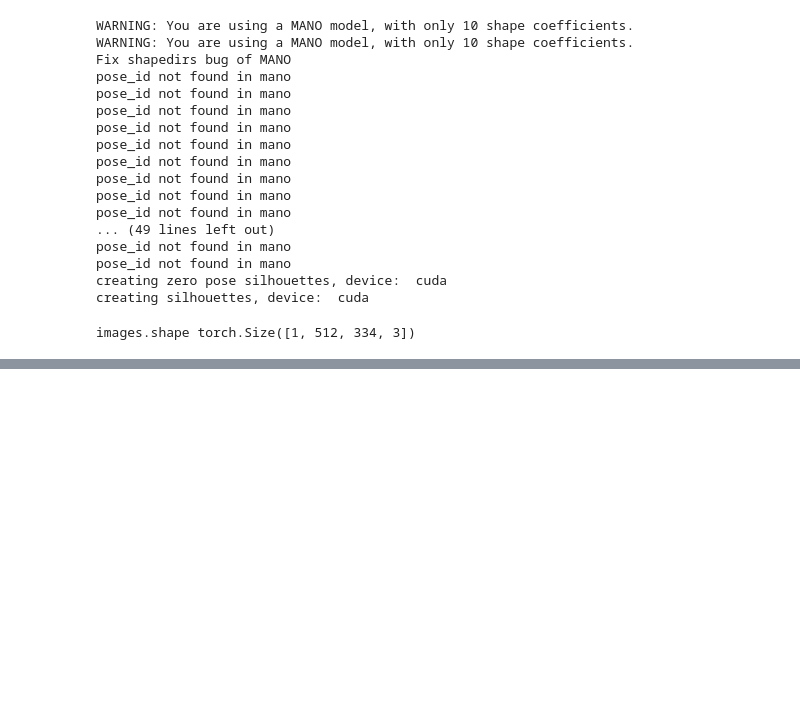
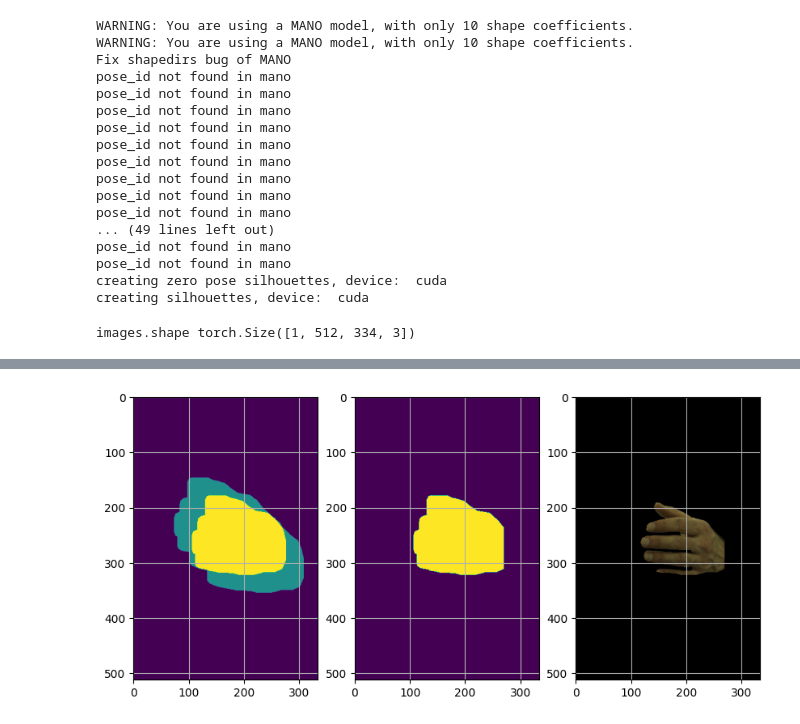
Before and after one commit to AlekseiZhuravlev/ml-neuman, a Jupyter notebook: pytorch3d_nerf/notebooks/lpips_patches.ipynb, the cells around one changed output, grey strips where cells are left out. Cells and saved outputs as stored; diff of their text form; code cells hidden in the pictures; blank space fills up the shorter version.

```diff
--- a/pytorch3d_nerf/notebooks/lpips_patches.ipynb
+++ b/pytorch3d_nerf/notebooks/lpips_patches.ipynb
@@ -101,14 +106,19 @@ sil_dilated = kmorph.dilation(
 
 patch_size = 64
 
-%matplotlib notebook
+%matplotlib inline
 sil_shifted_up = torch.zeros_like(silhouettes[0])
 sil_shifted_up[:-patch_size//2, :-patch_size//2] = sil_dilated[0, 0, patch_size//2:, patch_size//2:]
 
 # find intersection of sil_dilated and sil_shifted_up
 sil_intersection = sil_dilated[0, 0] * sil_shifted_up
 
-plt.figure(figsize=(7, 7))
+# set pixels between right border and patch_size to 0, and same for bottom border
+sil_intersection[:, -patch_size:] = 0.0
+sil_intersection[-patch_size:, :] = 0.0
+
+
+plt.figure(figsize=(10, 10))
 ax = plt.subplot(1, 3, 1)
 ax.imshow(sil_dilated[0, 0].cpu().numpy() + sil_shifted_up.numpy())
 ax.grid(which='major', axis='both', linestyle='-')
@@ -129,3 +137,4 @@ ax.grid(which='major', axis='both', linestyle='-')
+[figure, added]
 # %%
 sil_intersection_usq = sil_intersection.unsqueeze(0).unsqueeze(0)
 eroded_kornia_0_25 = sil_intersection_usq - kmorph.erosion(
```
Also changed, not shown: parts of 13 cells of this notebook, 6 other files.
